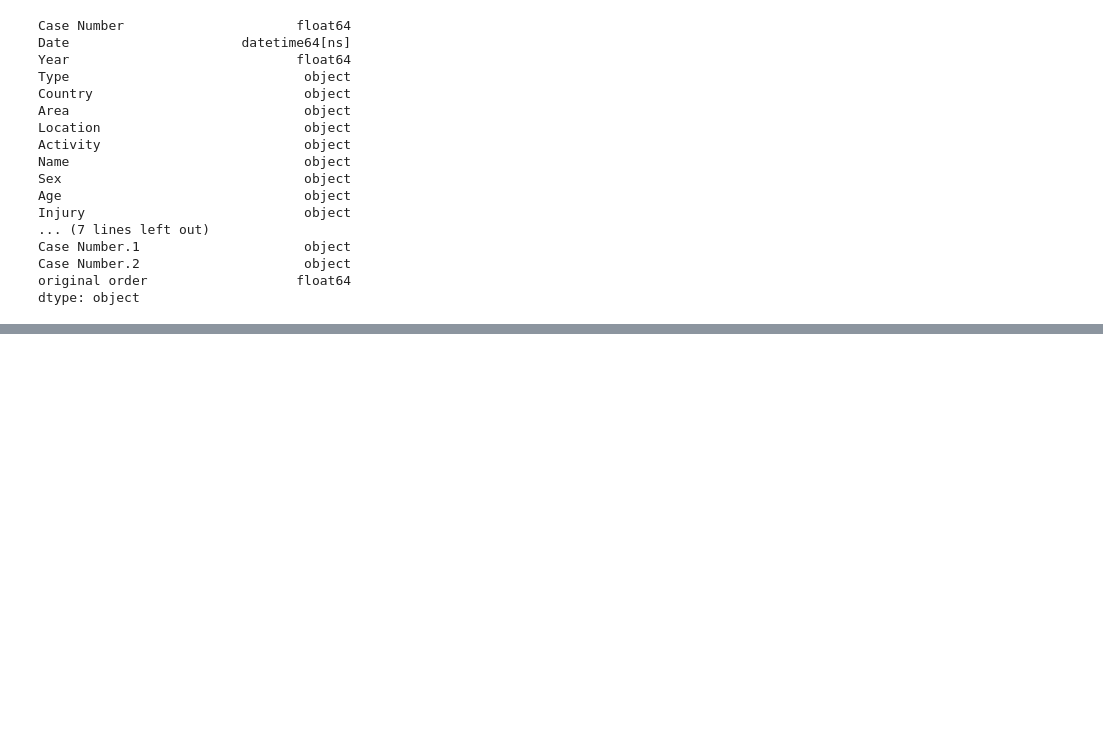
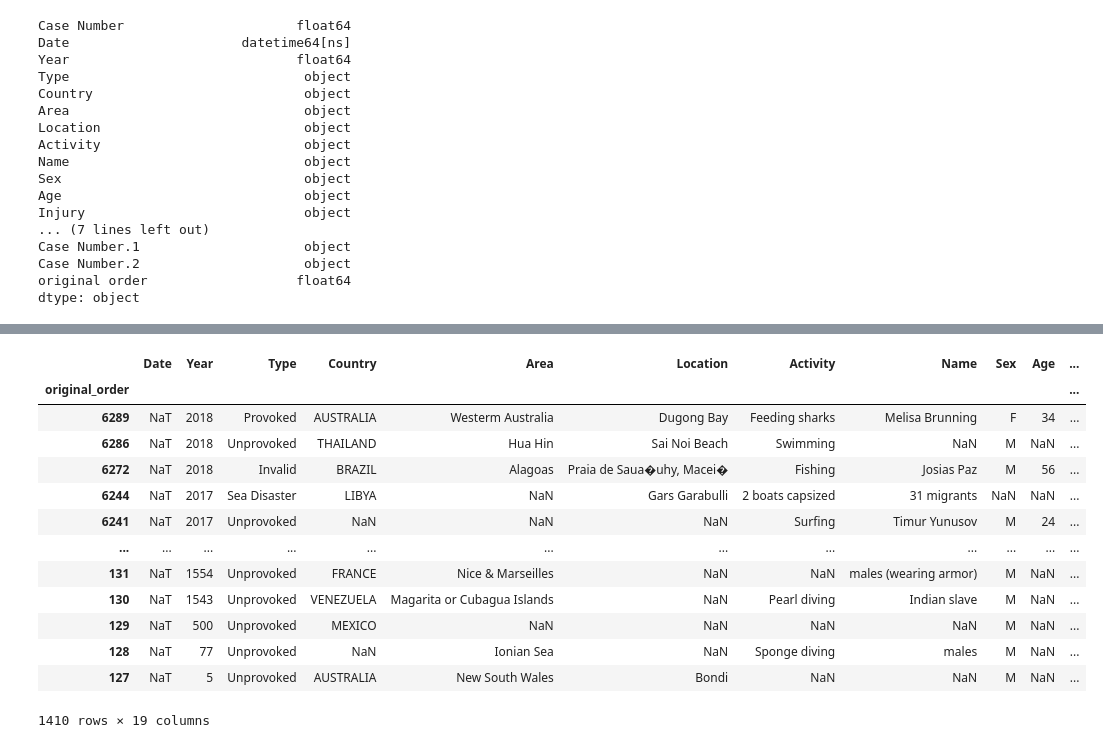
Before and after one commit to Ulli-H/Project02-Data_Cleaning, a Jupyter notebook: data_wrangling.ipynb, the cells around one changed output, grey strips where cells are left out. Saved outputs shown, nothing was run; the diff lists cells and outputs as text; code cells hidden in the pictures; blank space fills up the shorter version.

```diff
--- a/data_wrangling.ipynb
+++ b/data_wrangling.ipynb
@@ -503,0 +533,7 @@ dtype: object
+# %%
+#changing datatype to integer
+data7['original_order'] = data7['original_order'].astype(int)
+# %%
+#assigning original order as index column
+data7 = data7.set_index('original_order')
+data7.head()
@@ -503,0 +571,7 @@ dtype: object
+# %%
+#changing column year datatype to integer
+data7.loc[data7['Year'].isna()] = 0
+data7['Year'] = data7['Year'].astype(int)
+# %%
+#cleaning values in column age
+data7['Age'] = data7['Age'].str.replace(r'\D+', '')
@@ -503,0 +602,20 @@ dtype: object
+# %%
+#comparing NaT in Date column with values in Year column
+#maybe it's possible to add the values in Year column to the Date column
+#for the rows with no values
+data7.loc[data7['Date'].isna() & data7['Year'].ge(1)]
+# %% [output]
+|  | Date | Year | Type | Country | Area | Location | Activity | Name | Sex | Age | ... |
+| original_order |  |  |  |  |  |  |  |  |  |  | ... |
+| 6289 | NaT | 2018 | Provoked | AUSTRALIA | Westerm Australia | Dugong Bay | Feeding sharks | Melisa Brunning | F | 34 | ... |
+| 6286 | NaT | 2018 | Unprovoked | THAILAND | Hua Hin | Sai Noi Beach | Swimming | NaN | M | NaN | ... |
+| 6272 | NaT | 2018 | Invalid | BRAZIL | Alagoas | Praia de Saua�uhy, Macei� | Fishing | Josias Paz | M | 56 | ... |
+| 6244 | NaT | 2017 | Sea Disaster | LIBYA | NaN | Gars Garabulli | 2 boats capsized | 31 migrants | NaN | NaN | ... |
+| 6241 | NaT | 2017 | Unprovoked | NaN | NaN | NaN | Surfing | Timur Yunusov | M | 24 | ... |
+| ... | ... | ... | ... | ... | ... | ... | ... | ... | ... | ... | ... |
+| 131 | NaT | 1554 | Unprovoked | FRANCE | Nice & Marseilles | NaN | NaN | males (wearing armor) | M | NaN | ... |
+| 130 | NaT | 1543 | Unprovoked | VENEZUELA | Magarita or Cubagua Islands | NaN | Pearl diving | Indian slave | M | NaN | ... |
+| 129 | NaT | 500 | Unprovoked | MEXICO | NaN | NaN | NaN | NaN | M | NaN | ... |
+| 128 | NaT | 77 | Unprovoked | NaN | Ionian Sea | NaN | Sponge diving | males | M | NaN | ... |
+| 127 | NaT | 5 | Unprovoked | AUSTRALIA | New South Wales | Bondi | NaN | NaN | M | NaN | ... |
+1410 rows × 19 columns
```
Also changed, not shown: parts of 32 cells of this notebook, 1 other file.
